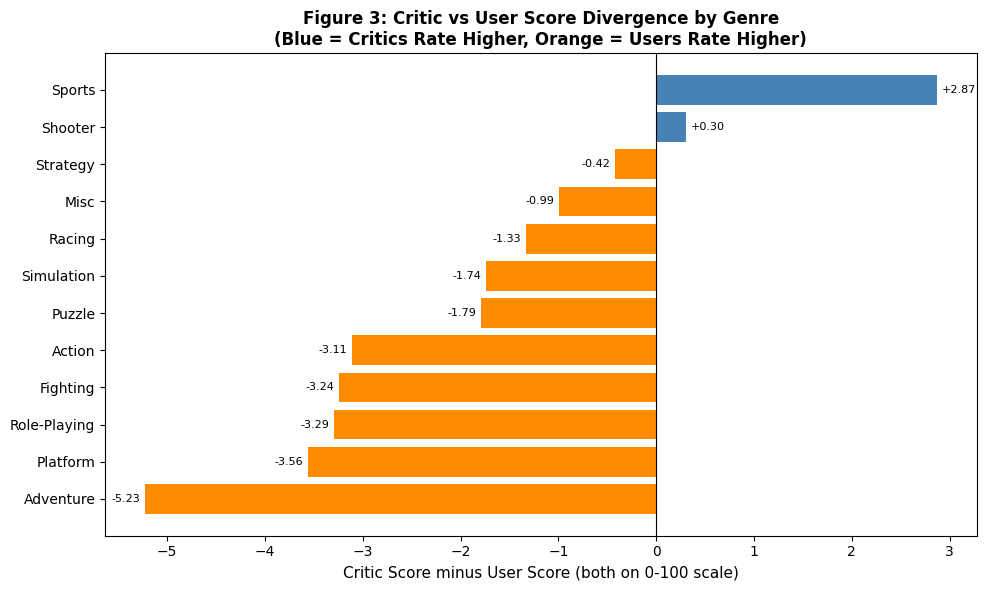
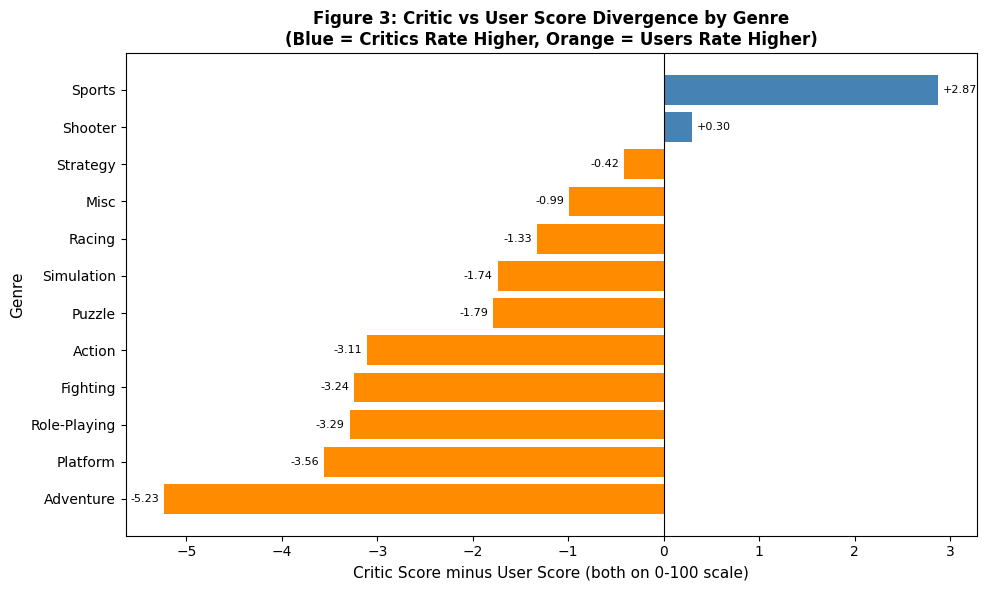
The notebook cell's code change between the first figure and the second:
--- before
+++ after
@@ -14,4 +14,5 @@
 ax.axvline(0, color='black', linewidth=0.8)
 ax.set_xlabel('Critic Score minus User Score (both on 0-100 scale)', fontsize=11)
+ax.set_ylabel('Genre', fontsize=11)
 for i, (genre, row) in enumerate(genre_fig.iterrows()):
     offset = 0.05 if row['gap'] >= 0 else -0.05

Commit: Apply analytical, citation, and style fixes across notebook, report, and README